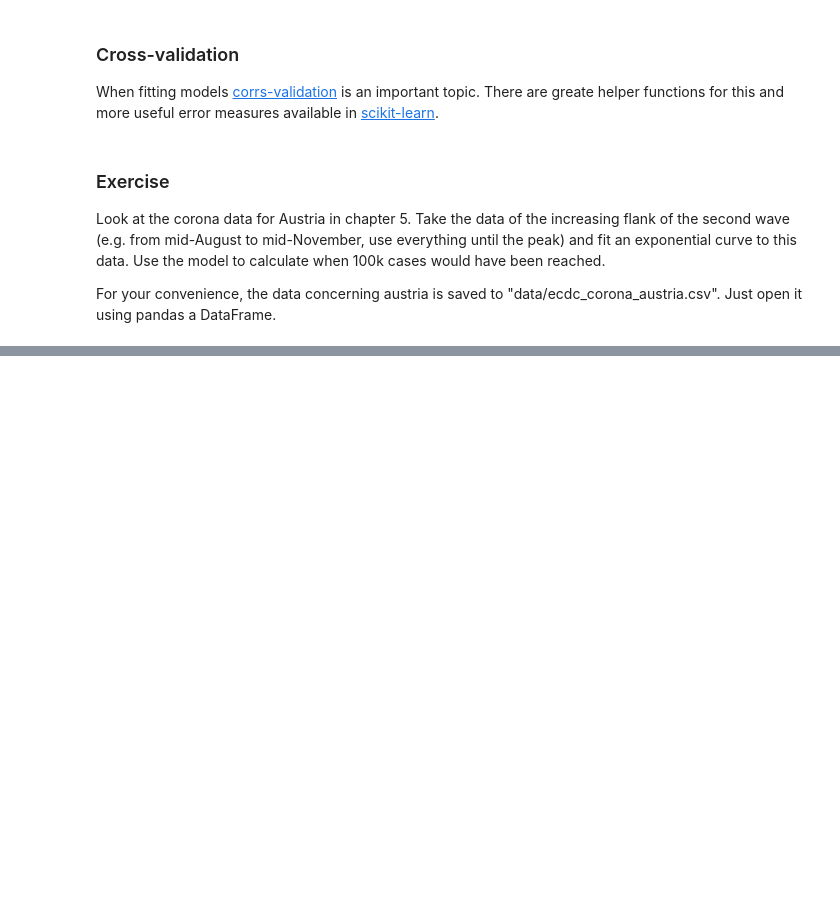
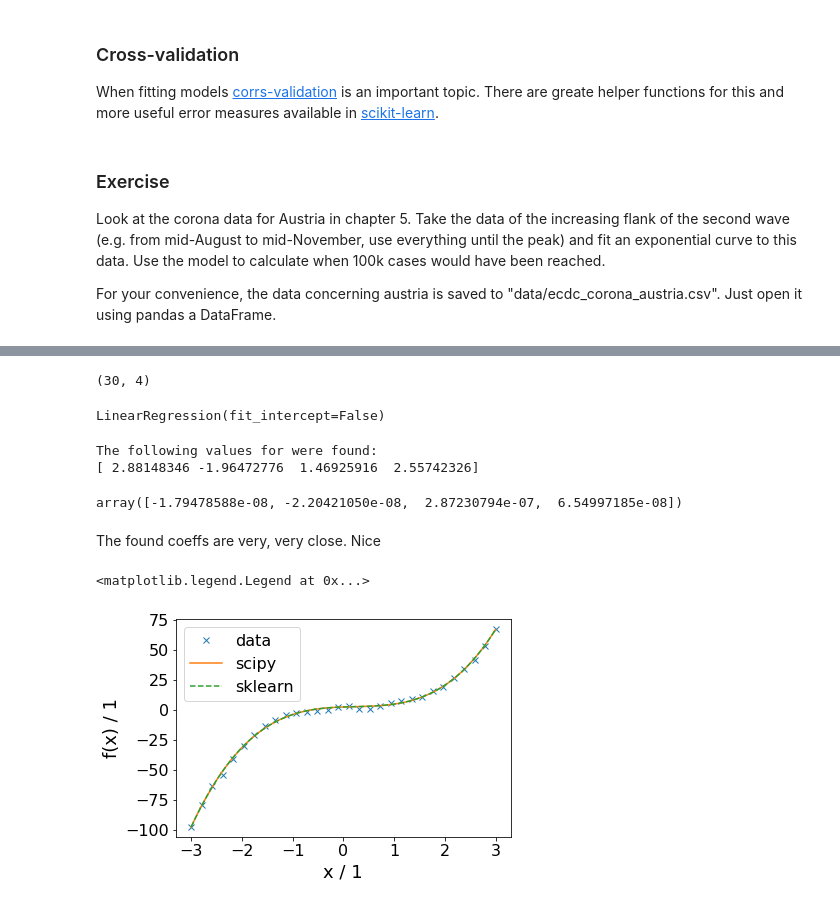
Before and after one commit to jcartus/PythonCourse, a Jupyter notebook: 07_MachineLearning.ipynb, the cells around one changed output, grey strips where cells are left out. Cells and saved outputs as stored; diff of their text form; code cells hidden in the pictures; blank space fills up the shorter version.

```diff
--- a/07_MachineLearning.ipynb
+++ b/07_MachineLearning.ipynb
@@ -155,0 +423,63 @@ https://scikit-learn.org/stable/
+# %%
+# lets build the design matrix:
+def make_design(x):
+    X = np.array([
+        np.ones_like(x), # x_0
+        x,               # x_1
+        x**2,            # x_2
+        x**3             # x_3
+    ])
+
+    # the feature values should be the columns
+    X = np.transpose(X)
+
+    return X
+
+X = make_design(x)
+
+# shape should be: n_samples x n_features
+X.shape
+# %% [output]
+(30, 4)
+# %%
+from sklearn.linear_model import LinearRegression
+
+# instantiate our regressor
+# we use fit intercep=False, because our design matrix
+# already contains x_0, i.e. the intercept.
+regressor = LinearRegression(fit_intercept=False)
+# %%
+# do the fit
+regressor.fit(X, y)
+# %% [output]
+LinearRegression(fit_intercept=False)
+# %%
+coeffs_found_sklearn = np.flip(regressor.coef_)
+print(f"The following values for were found: \n{coeffs_found_sklearn}")
+# %% [output]
+The following values for were found:
+[ 2.88148346 -1.96472776  1.46925916  2.55742326]
+# %%
+# let's look at the differences
+coeffs_found-coeffs_found_sklearn
+# %% [output]
+array([-1.79478588e-08, -2.20421050e-08,  2.87230794e-07,  6.54997185e-08])
+# %% [markdown]
+The found coeffs are very, very close. Nice
+# %%
+plt.plot(x, y, "x", label="data")
+
+t = np.linspace(-3, 3, 100)
+plt.plot(t, polynomial(t, *coeffs_found), "-", label="scipy") # the * unpacks the coeffs
+
+plt.plot(t, regressor.predict(make_design(t)), "--", label="sklearn") # the * unpacks the coeffs
+
+# add some labels
+plt.xlabel("x / 1", fontsize=18)
+plt.ylabel("f(x) / 1", fontsize=18)
+plt.xticks(fontsize=16);
+plt.yticks(fontsize=16);
+plt.legend(fontsize=16)
+# %% [output]
+<matplotlib.legend.Legend at 0x...>
+[figure, added]
```
Also changed, not shown: parts of 35 cells of this notebook.
